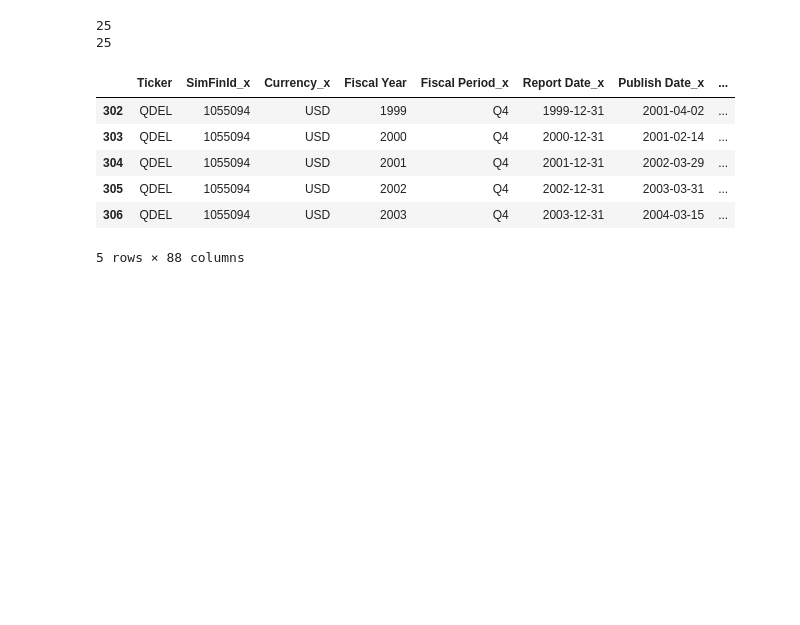
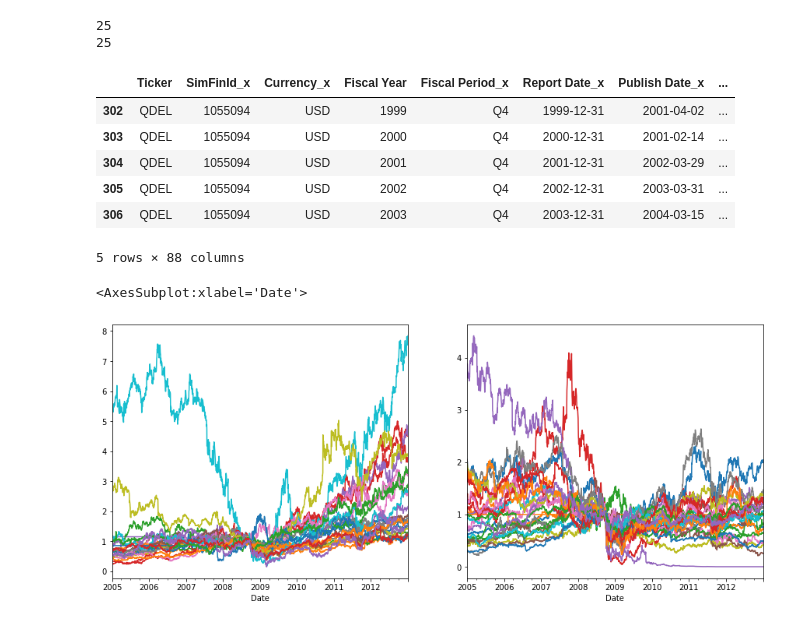
Before and after one commit to mpolch/datachallenge, a Jupyter notebook: notebooks/afeb_prices.ipynb, the cells around one changed output. Saved outputs shown, nothing was run; the diff lists cells and outputs as text; code cells hidden in the pictures; blank space fills up the shorter version.

Commit message:
companies survival dataset 2005-2021

```diff
--- a/notebooks/afeb_prices.ipynb
+++ b/notebooks/afeb_prices.ipynb
@@ -94,7 +109,9 @@ fig, (ax1, ax2) = plt.subplots(1, 2, figsize=(18, 5))
 # %%
 # binary indicator on whether company "survived" the 2008 financial crisis
 
-mask = max_after > max_before
+# mask = max_after > max_before
+mask = max_2012 > max_before
+# mask = ~(max_2012 < 0.5 * max_before)
 tickers_survived = set(max_after[mask].index)
 tickers_died = set(max_after[~mask].index)
 # %%
@@ -189,0 +229,11 @@ df_finances_from2005.head()
+# %%
+# check price records for survived/died companies
+
+prices_2005_scaled_crisis = prices_2005 / prices_2005.loc["2008-09-15"]
+
+fig, (ax1, ax2) = plt.subplots(1, 2, figsize=(15, 6))
+prices_2005_scaled_crisis[tickers_survived].plot(ax=ax1, legend=False)
+prices_2005_scaled_crisis[tickers_died].plot(ax=ax2, legend=False)
+# %% [output]
+<AxesSubplot:xlabel='Date'>
+[figure, added]
```
Also changed, not shown: parts of 9 cells of this notebook, 10 other files.
